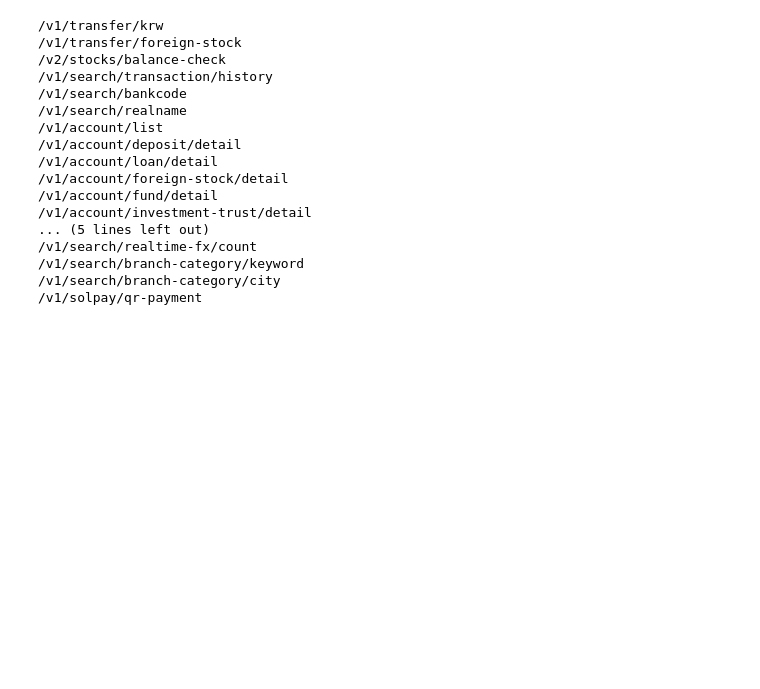
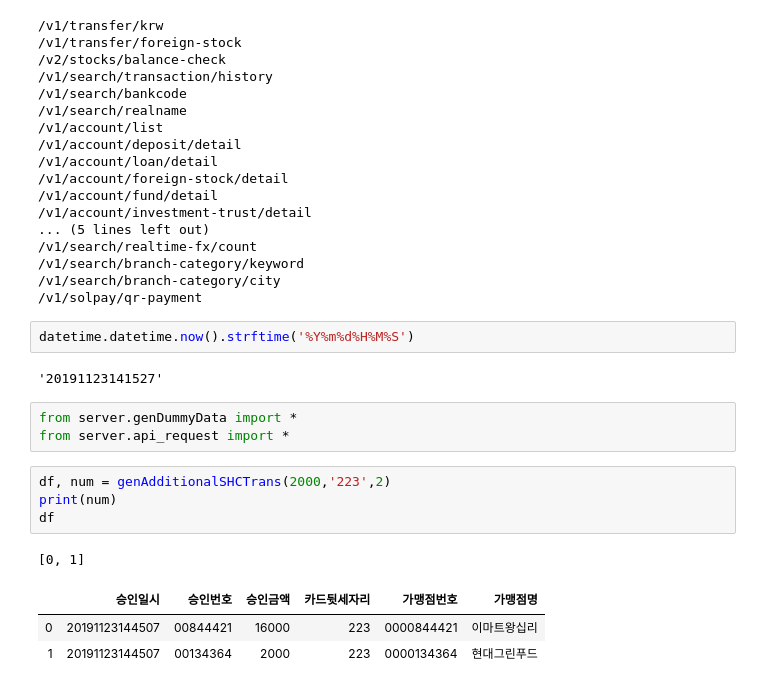
Before and after one commit to thjeong/hack2019, a Jupyter notebook: Untitled.ipynb, the cells around one changed output. Drawn from its saved outputs; the diff is of its cells as text; blank space fills up the shorter version.

```diff
--- a/Untitled.ipynb
+++ b/Untitled.ipynb
@@ -661,3 +666,19 @@ for i in uri_list:
 /v1/search/branch-category/keyword
 /v1/search/branch-category/city
 /v1/solpay/qr-payment
+# %%
+datetime.datetime.now().strftime('%Y%m%d%H%M%S')
+# %% [output]
+'20191123141527'
+# %%
+from server.genDummyData import *
+from server.api_request import *
+# %%
+df, num = genAdditionalSHCTrans(2000,'223',2)
+print(num)
+df
+# %% [output]
+[0, 1]
+|  | 승인일시 | 승인번호 | 승인금액 | 카드뒷세자리 | 가맹점번호 | 가맹점명 |
+| 0 | 20191123144507 | 00844421 | 16000 | 223 | 0000844421 | 이마트왕십리 |
+| 1 | 20191123144507 | 00134364 | 2000 | 223 | 0000134364 | 현대그린푸드 |
```
Also changed, not shown: parts of 10 cells of this notebook, 3 other files.
